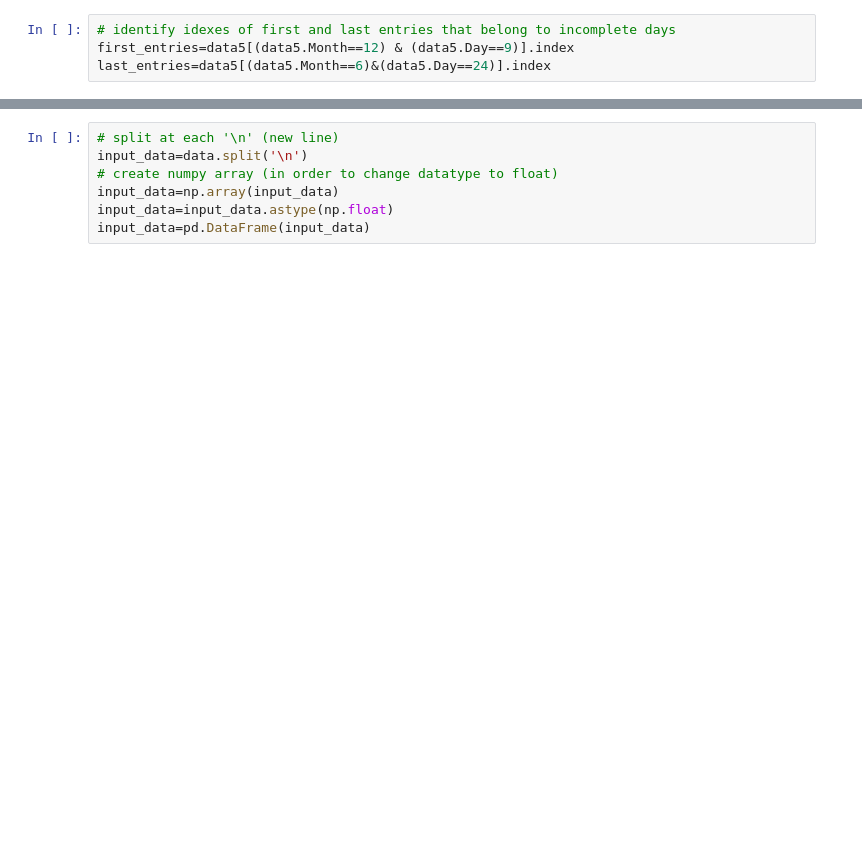
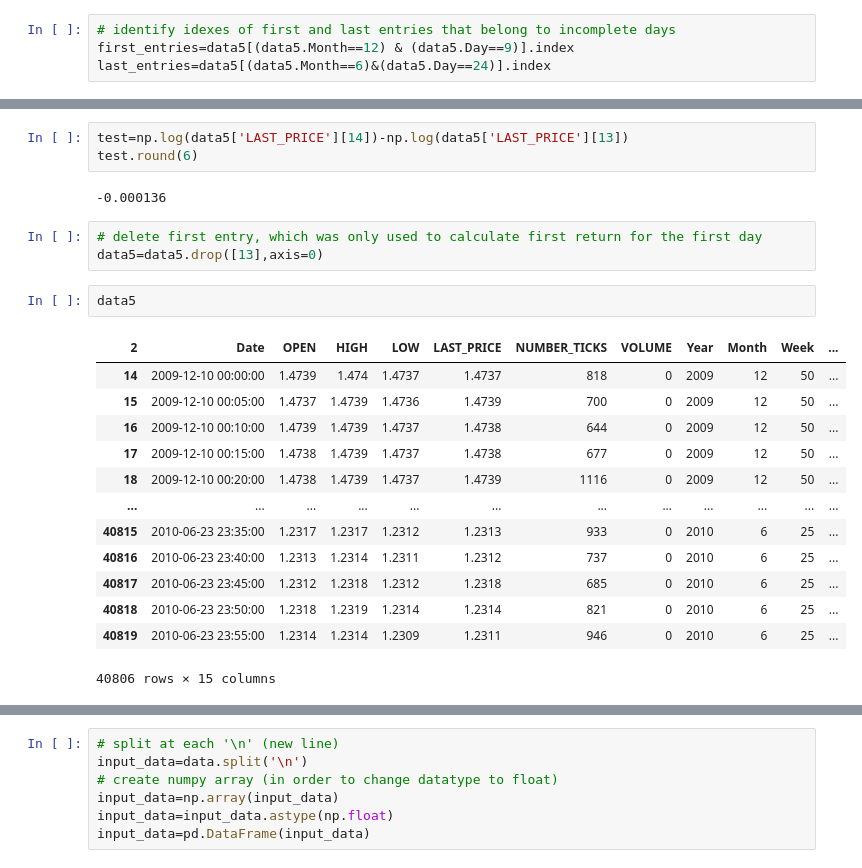
Before and after one commit to nielsfoerster/Analysis-FX-Volatility, a Jupyter notebook: data_analysis.ipynb, the cells around one changed output, grey strips where cells are left out. Saved outputs shown, nothing was run; the diff lists cells and outputs as text; blank space fills up the shorter version.

```diff
--- a/data_analysis.ipynb
+++ b/data_analysis.ipynb
@@ -36,0 +95,24 @@ data5=data5.loc[first_entries[-1]+1:last_entries[0]-1]
+# %%
+test=np.log(data5['LAST_PRICE'][14])-np.log(data5['LAST_PRICE'][13])
+test.round(6)
+# %% [output]
+-0.000136
+# %%
+# delete first entry, which was only used to calculate first return for the first day
+data5=data5.drop([13],axis=0)
+# %%
+data5
+# %% [output]
+| 2 | Date | OPEN | HIGH | LOW | LAST_PRICE | NUMBER_TICKS | VOLUME | Year | Month | Week | ... |
+| 14 | 2009-12-10 00:00:00 | 1.4739 | 1.474 | 1.4737 | 1.4737 | 818 | 0 | 2009 | 12 | 50 | ... |
+| 15 | 2009-12-10 00:05:00 | 1.4737 | 1.4739 | 1.4736 | 1.4739 | 700 | 0 | 2009 | 12 | 50 | ... |
+| 16 | 2009-12-10 00:10:00 | 1.4739 | 1.4739 | 1.4737 | 1.4738 | 644 | 0 | 2009 | 12 | 50 | ... |
+| 17 | 2009-12-10 00:15:00 | 1.4738 | 1.4739 | 1.4737 | 1.4738 | 677 | 0 | 2009 | 12 | 50 | ... |
+| 18 | 2009-12-10 00:20:00 | 1.4738 | 1.4739 | 1.4737 | 1.4739 | 1116 | 0 | 2009 | 12 | 50 | ... |
+| ... | ... | ... | ... | ... | ... | ... | ... | ... | ... | ... | ... |
+| 40815 | 2010-06-23 23:35:00 | 1.2317 | 1.2317 | 1.2312 | 1.2313 | 933 | 0 | 2010 | 6 | 25 | ... |
+| 40816 | 2010-06-23 23:40:00 | 1.2313 | 1.2314 | 1.2311 | 1.2312 | 737 | 0 | 2010 | 6 | 25 | ... |
+| 40817 | 2010-06-23 23:45:00 | 1.2312 | 1.2318 | 1.2312 | 1.2318 | 685 | 0 | 2010 | 6 | 25 | ... |
+| 40818 | 2010-06-23 23:50:00 | 1.2318 | 1.2319 | 1.2314 | 1.2314 | 821 | 0 | 2010 | 6 | 25 | ... |
+| 40819 | 2010-06-23 23:55:00 | 1.2314 | 1.2314 | 1.2309 | 1.2311 | 946 | 0 | 2010 | 6 | 25 | ... |
+40806 rows × 15 columns
```
Also changed, not shown: parts of 13 cells of this notebook, 1 other file.
